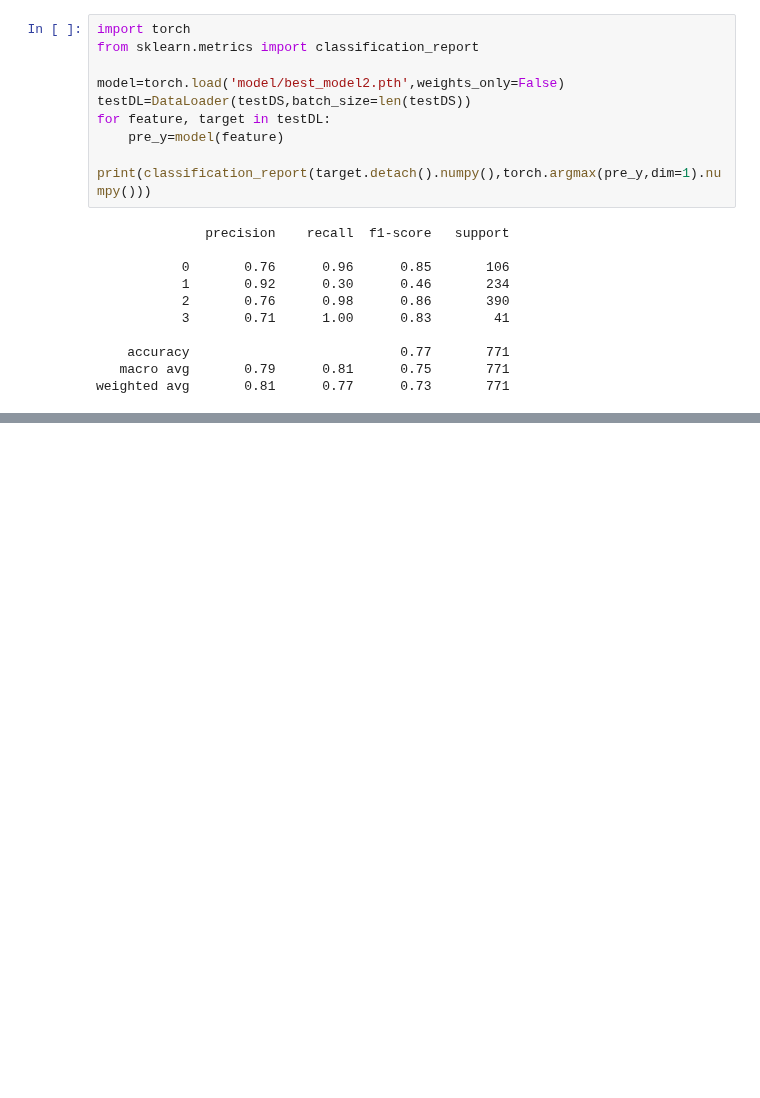
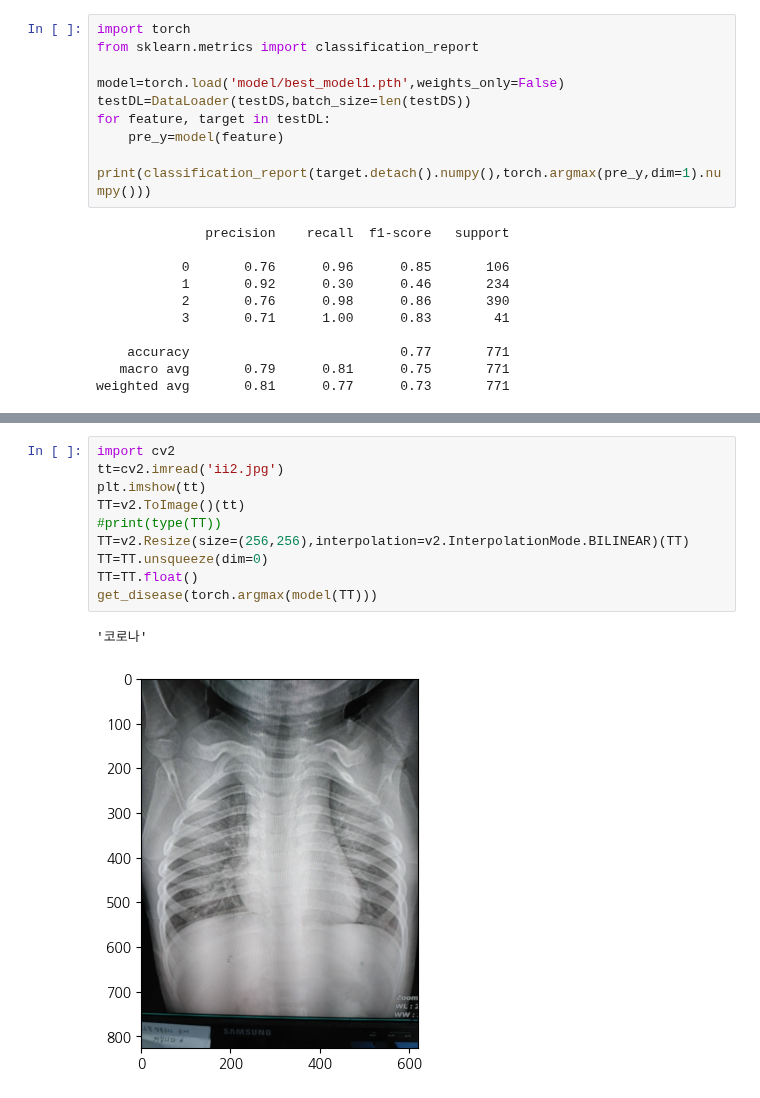
Before and after one commit to angelless00/KDT, a Jupyter notebook: 프로젝트/0927 chestX-ray/image.ipynb, the cells around one changed output, grey strips where cells are left out. Cells and saved outputs as stored; diff of their text form; blank space fills up the shorter version.

```diff
--- a/프로젝트/0927 chestX-ray/image.ipynb
+++ b/프로젝트/0927 chestX-ray/image.ipynb
@@ -200,7 +198,7 @@ NameError: name 'train' is not defined
 import torch
 from sklearn.metrics import classification_report
 
-model=torch.load('model/best_model2.pth',weights_only=False)
+model=torch.load('model/best_model1.pth',weights_only=False)
 testDL=DataLoader(testDS,batch_size=len(testDS))
 for feature, target in testDL:
     pre_y=model(feature)
@@ -225,0 +232,13 @@ array(['NORMAL', 'PNEUMONIA', 'TURBERCULOSIS', 'covid'], dtype='<U13')
+# %%
+import cv2
+tt=cv2.imread('ii2.jpg')
+plt.imshow(tt)
+TT=v2.ToImage()(tt)
+#print(type(TT))
+TT=v2.Resize(size=(256,256),interpolation=v2.InterpolationMode.BILINEAR)(TT)
+TT=TT.unsqueeze(dim=0)
+TT=TT.float()
+get_disease(torch.argmax(model(TT)))
+# %% [output]
+'코로나'
+[figure, added]
```
Also changed, not shown: parts of 10 cells of this notebook, 10 other files.
